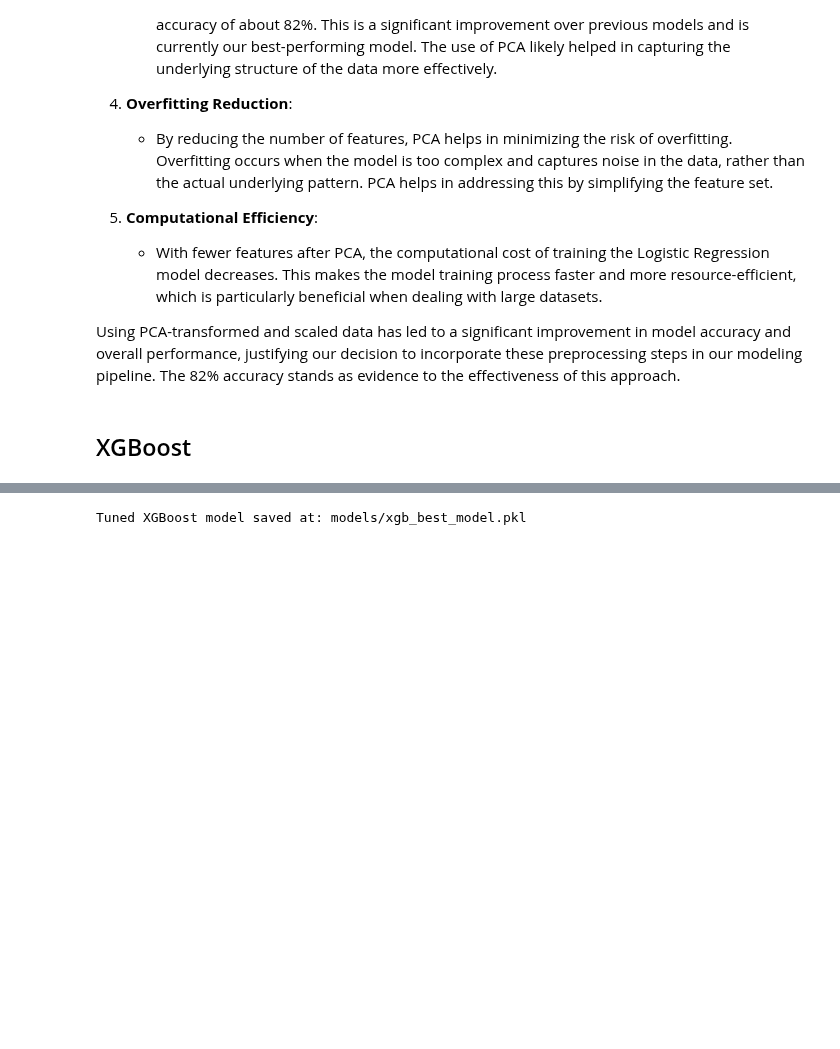
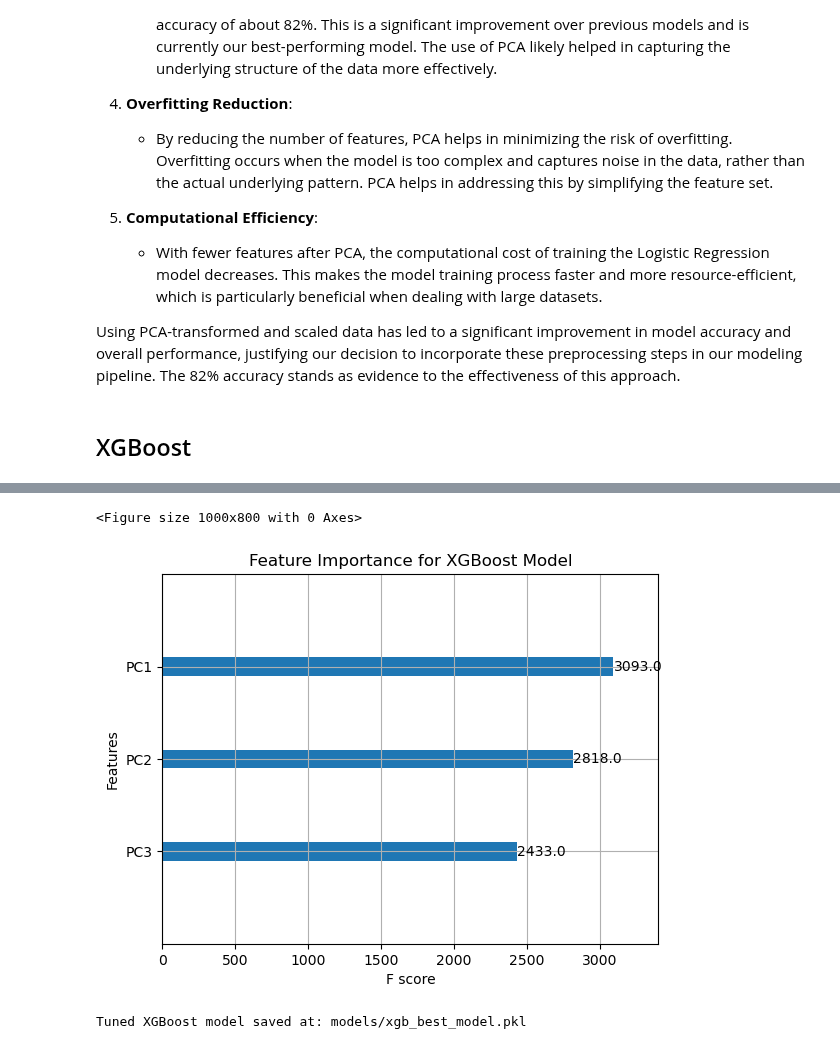
Before and after one commit to samantharivas/healthcare-market-saturation-fraud, a Jupyter notebook: Modeling.ipynb, the cells around one changed output, grey strips where cells are left out. Saved outputs shown, nothing was run; the diff lists cells and outputs as text; code cells hidden in the pictures; blank space fills up the shorter version.

Commit message:
agg + dbscan + xgb visualizations

```diff
--- a/Modeling.ipynb
+++ b/Modeling.ipynb
@@ -629,3 +625,12 @@ weighted avg       0.90      0.88      0.88    156654
+# %%
+# plot feature importance
+plt.figure(figsize=(10, 8))
+plot_importance(xgb_best_model, importance_type='weight')
+plt.title('Feature Importance for XGBoost Model')
+plt.show()
+# %% [output]
+<Figure size 1000x800 with 0 Axes>
+[figure, added]
 # %%
 # ensure the models folder exists
 os.makedirs('models', exist_ok=True)
```
Also changed, not shown: parts of 23 cells of this notebook, 4 other files.
